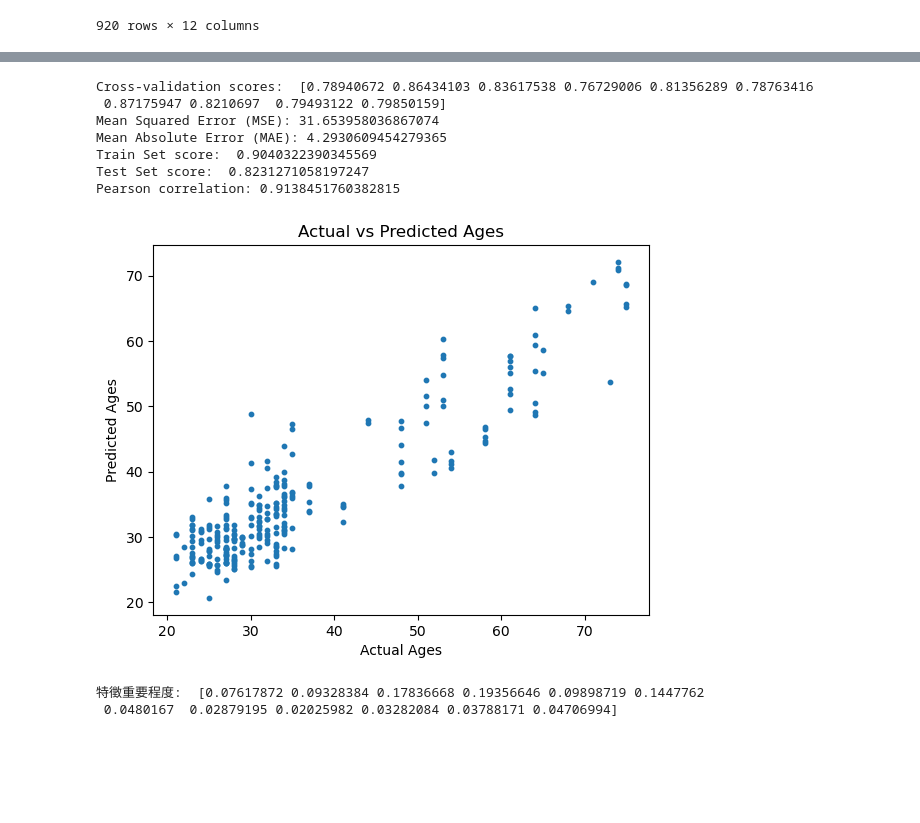
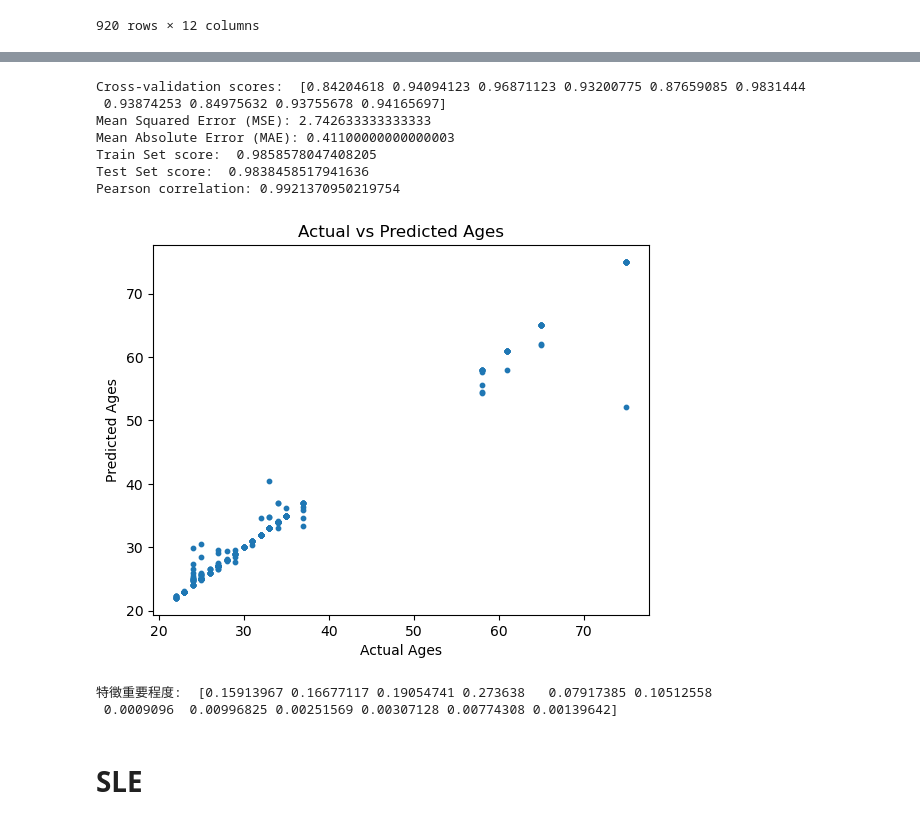
Before and after one commit to benson8902/Research, a Jupyter notebook: Code/Step7 XGBR_data_augmentation_20240303.ipynb, the cells around one changed output, grey strips where cells are left out. Drawn from its saved outputs; the diff is of its cells as text; code cells hidden in the pictures; blank space fills up the shorter version.

```diff
--- a/Code/Step7 XGBR_data_augmentation_20240303.ipynb
+++ b/Code/Step7 XGBR_data_augmentation_20240303.ipynb
@@ -94,52 +153,15 @@ Pearson correlation: 0.8931235368505348
-# %%
-X_train, X_test, y_train, y_test = train_test_split(df, age, test_size=0.3)
-# n_jobs=-1處理器全開
-xgbrModel = xgb.XGBRegressor(n_estimators = 65, n_jobs=-1, max_depth = 2,
-                            colsample_bytree = 1, gamma = 0.1, min_child_weight = 1,
-                            subsample = 0.8, eval_metric="rmse")
-# 創建k折交叉驗證對象
-kf = KFold(n_splits=10, shuffle=True, random_state=42)
-
-# 進行 k-fold cross-validation，例如 k=10
-scores = cross_val_score(xgbrModel, df, age, cv=kf)
-print('Cross-validation scores: ', scores)
-
-# train model with early stopping
-eval_set = [(X_test, y_test)]
-xgbrModel.fit(X_train, y_train, eval_set=[(X_test, y_test)], verbose=False)
-
-y_pred = xgbrModel.predict(X_test)
-
-# 計算均方誤差（Mean Squared Error, MSE）
-mse = mean_squared_error(y_test, y_pred)
-print(f'Mean Squared Error (MSE): {mse}')
-
-# 計算平均絕對誤差（Mean Absolute Error, MAE）
-mae = mean_absolute_error(y_test, y_pred)
-print(f'Mean Absolute Error (MAE): {mae}')
-
-# 預測成功的比例
-print('Train Set score: ',xgbrModel.score(X_train,y_train))
-print('Test Set score: ',xgbrModel.score(X_test,y_test))
-# 計算皮爾森相關係數
-corr, _ = pearsonr(y_test, y_pred)
-print(f'Pearson correlation: {corr}')
-plt.scatter(y_test, y_pred, s=10, label='True')
-plt.xlabel('Actual Ages')
-plt.ylabel('Predicted Ages')
-plt.title('Actual vs Predicted Ages')
-plt.show()
-
-
-print('特徵重要程度: ',xgbrModel.feature_importances_)
-# %% [output]
-Cross-validation scores:  [0.78940672 0.86434103 0.83617538 0.76729006 0.81356289 0.78763416
- 0.87175947 0.8210697  0.79493122 0.79850159]
-Mean Squared Error (MSE): 31.653958036867074
-Mean Absolute Error (MAE): 4.2930609454279365
-Train Set score:  0.9040322390345569
-Test Set score:  0.8231271058197247
-Pearson correlation: 0.9138451760382815
-[figure, removed]
-特徵重要程度:  [0.07617872 0.09328384 0.17836668 0.19356646 0.09898719 0.1447762
- 0.0480167  0.02879195 0.02025982 0.03282084 0.03788171 0.04706994]
+# %%
+RandomForestRegression(X_train, X_test, y_train, y_test, n_estimators=10)
+# %% [output]
+Cross-validation scores:  [0.84204618 0.94094123 0.96871123 0.93200775 0.87659085 0.9831444
+ 0.93874253 0.84975632 0.93755678 0.94165697]
+Mean Squared Error (MSE): 2.742633333333333
+Mean Absolute Error (MAE): 0.41100000000000003
+Train Set score:  0.9858578047408205
+Test Set score:  0.9838458517941636
+Pearson correlation: 0.9921370950219754
+[figure, added]
+特徵重要程度:  [0.15913967 0.16677117 0.19054741 0.273638   0.07917385 0.10512558
+ 0.0009096  0.00996825 0.00251569 0.00307128 0.00774308 0.00139642]
+# %% [markdown]
+# SLE
```
Also changed, not shown: parts of 9 cells of this notebook, 4 other files.
